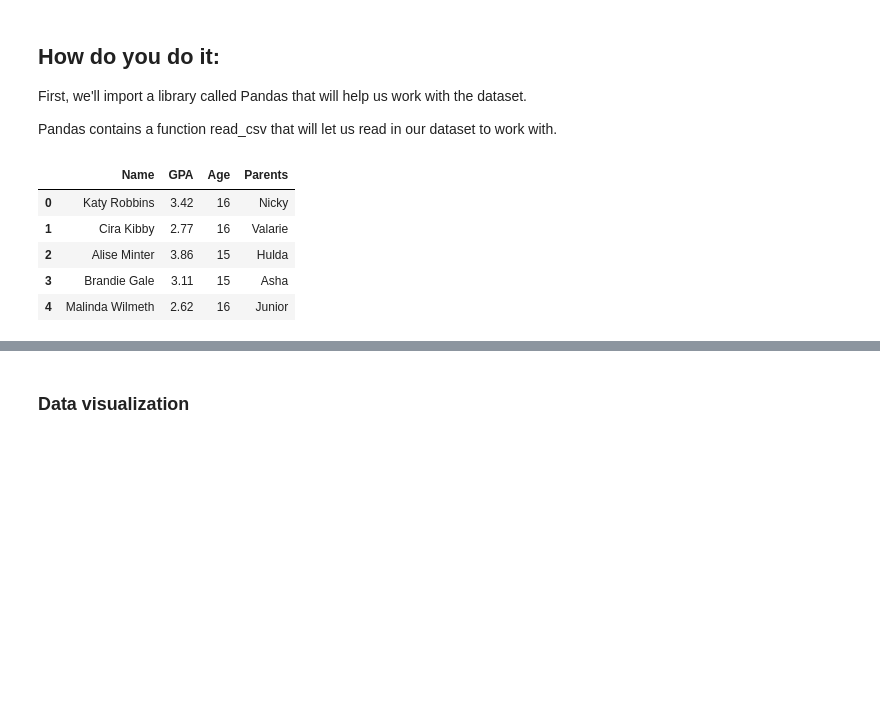
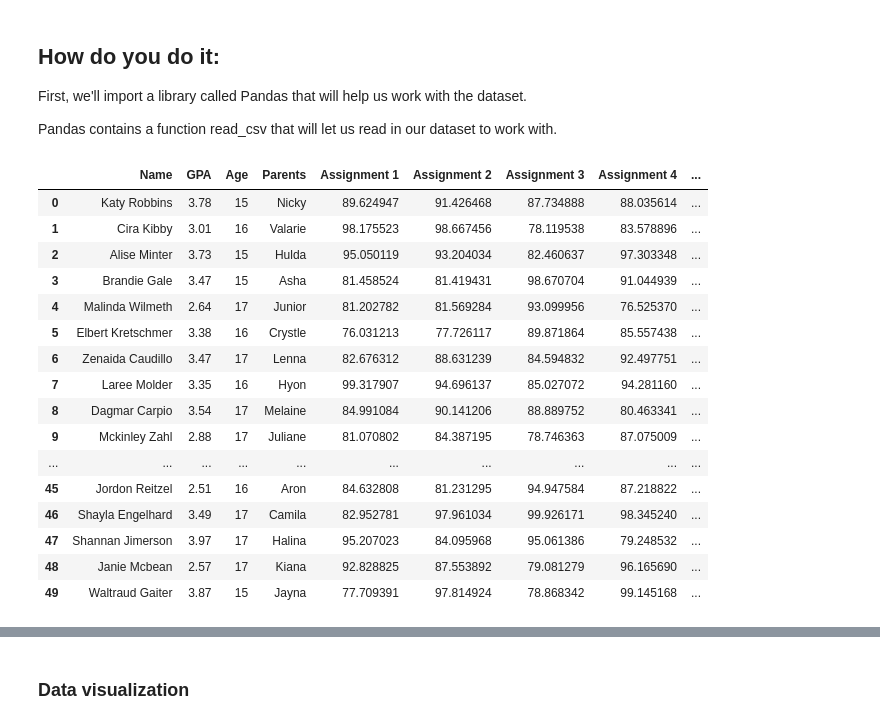
Before and after one commit to CodeYourDreams/Develop_Curriculum, a Jupyter notebook: 10) Data Cleansing/Intro to Data Cleansing.ipynb, the cells around one changed output, grey strips where cells are left out. Saved outputs shown, nothing was run; the diff lists cells and outputs as text; code cells hidden in the pictures; blank space fills up the shorter version.

```diff
--- a/10) Data Cleansing/Intro to Data Cleansing.ipynb
+++ b/10) Data Cleansing/Intro to Data Cleansing.ipynb
@@ -31,16 +31,26 @@ Pandas contains a function read_csv that will let us read in our dataset to work
 # %%
 import pandas as pd
 
 # this turns our dataset into a dataframe
 students = pd.read_csv("Students.csv")
-
 # this line lets us see the dataframe we just made
-students.head()
+students
 # %% [output]
-|  | Name | GPA | Age | Parents |
-| 0 | Katy Robbins | 3.42 | 16 | Nicky |
-| 1 | Cira Kibby | 2.77 | 16 | Valarie |
-| 2 | Alise Minter | 3.86 | 15 | Hulda |
-| 3 | Brandie Gale | 3.11 | 15 | Asha |
-| 4 | Malinda Wilmeth | 2.62 | 16 | Junior |
+|  | Name | GPA | Age | Parents | Assignment 1 | Assignment 2 | Assignment 3 | Assignment 4 | ... |
+| 0 | Katy Robbins | 3.78 | 15 | Nicky | 89.624947 | 91.426468 | 87.734888 | 88.035614 | ... |
+| 1 | Cira Kibby | 3.01 | 16 | Valarie | 98.175523 | 98.667456 | 78.119538 | 83.578896 | ... |
+| 2 | Alise Minter | 3.73 | 15 | Hulda | 95.050119 | 93.204034 | 82.460637 | 97.303348 | ... |
+| 3 | Brandie Gale | 3.47 | 15 | Asha | 81.458524 | 81.419431 | 98.670704 | 91.044939 | ... |
+| 4 | Malinda Wilmeth | 2.64 | 17 | Junior | 81.202782 | 81.569284 | 93.099956 | 76.525370 | ... |
+| 5 | Elbert Kretschmer | 3.38 | 16 | Crystle | 76.031213 | 77.726117 | 89.871864 | 85.557438 | ... |
+| 6 | Zenaida Caudillo | 3.47 | 17 | Lenna | 82.676312 | 88.631239 | 84.594832 | 92.497751 | ... |
+| 7 | Laree Molder | 3.35 | 16 | Hyon | 99.317907 | 94.696137 | 85.027072 | 94.281160 | ... |
+| 8 | Dagmar Carpio | 3.54 | 17 | Melaine | 84.991084 | 90.141206 | 88.889752 | 80.463341 | ... |
+| 9 | Mckinley Zahl | 2.88 | 17 | Juliane | 81.070802 | 84.387195 | 78.746363 | 87.075009 | ... |
+| ... | ... | ... | ... | ... | ... | ... | ... | ... | ... |
+| 45 | Jordon Reitzel | 2.51 | 16 | Aron | 84.632808 | 81.231295 | 94.947584 | 87.218822 | ... |
+| 46 | Shayla Engelhard | 3.49 | 17 | Camila | 82.952781 | 97.961034 | 99.926171 | 98.345240 | ... |
+| 47 | Shannan Jimerson | 3.97 | 17 | Halina | 95.207023 | 84.095968 | 95.061386 | 79.248532 | ... |
+| 48 | Janie Mcbean | 2.57 | 17 | Kiana | 92.828825 | 87.553892 | 79.081279 | 96.165690 | ... |
+| 49 | Waltraud Gaiter | 3.87 | 15 | Jayna | 77.709391 | 97.814924 | 78.868342 | 99.145168 | ... |
 # %%
```
Also changed, not shown: parts of 5 cells of this notebook, 1 other file.
